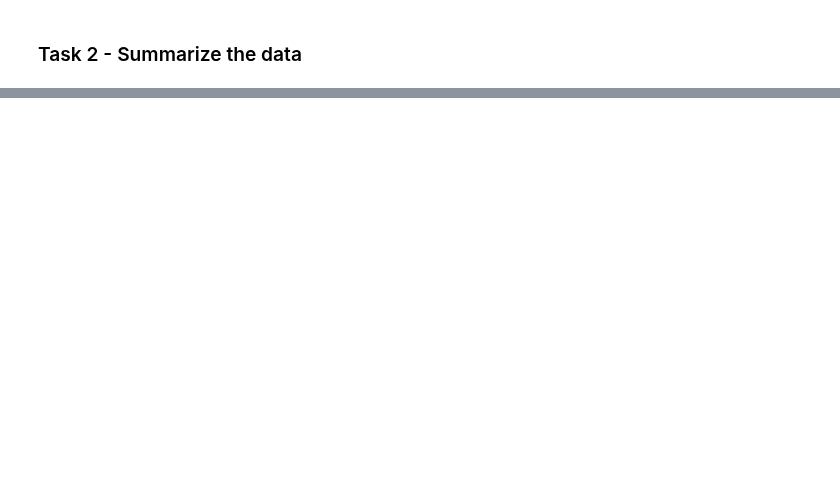
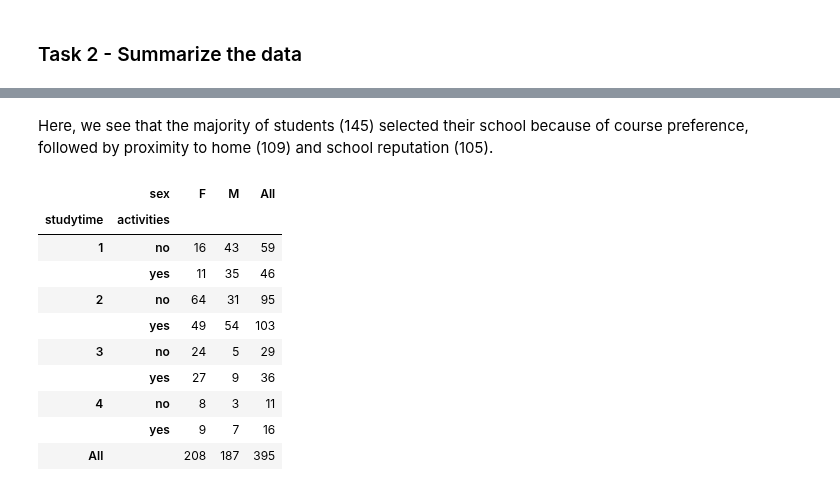
Before and after one commit to scimaksim/Python_graduate_coursework, a Jupyter notebook: HW4/Nikiforov_Assignment_4.ipynb, the cells around one changed output, grey strips where cells are left out. Cells and saved outputs as stored; diff of their text form; code cells hidden in the pictures; blank space fills up the shorter version.

```diff
--- a/HW4/Nikiforov_Assignment_4.ipynb
+++ b/HW4/Nikiforov_Assignment_4.ipynb
@@ -69,0 +116,26 @@ memory usage: 71.4+ KB
+# %% [markdown]
+Here, we see that the majority of students (145) selected their school because of course preference, followed by proximity to home (109) and school reputation (105).
+# %%
+# Create a conditional two-way table by
+# creating a three-way table and subsetting it
+
+# Create the three-way contingency table
+study_activities_tab = pd.crosstab(
+    [math_data.studytime, math_data.activities],
+    math_data.sex,
+    margins=True
+)
+
+study_activities_tab
+# %% [output]
+|  | sex | F | M | All |
+| studytime | activities |  |  |  |
+| 1 | no | 16 | 43 | 59 |
+|  | yes | 11 | 35 | 46 |
+| 2 | no | 64 | 31 | 95 |
+|  | yes | 49 | 54 | 103 |
+| 3 | no | 24 | 5 | 29 |
+|  | yes | 27 | 9 | 36 |
+| 4 | no | 8 | 3 | 11 |
+|  | yes | 9 | 7 | 16 |
+| All |  | 208 | 187 | 395 |
```
Also changed, not shown: parts of 14 cells of this notebook.
